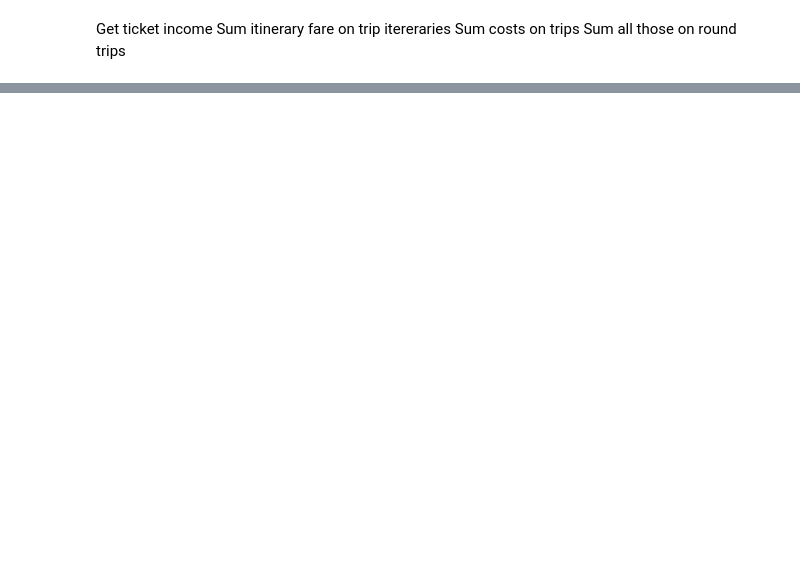
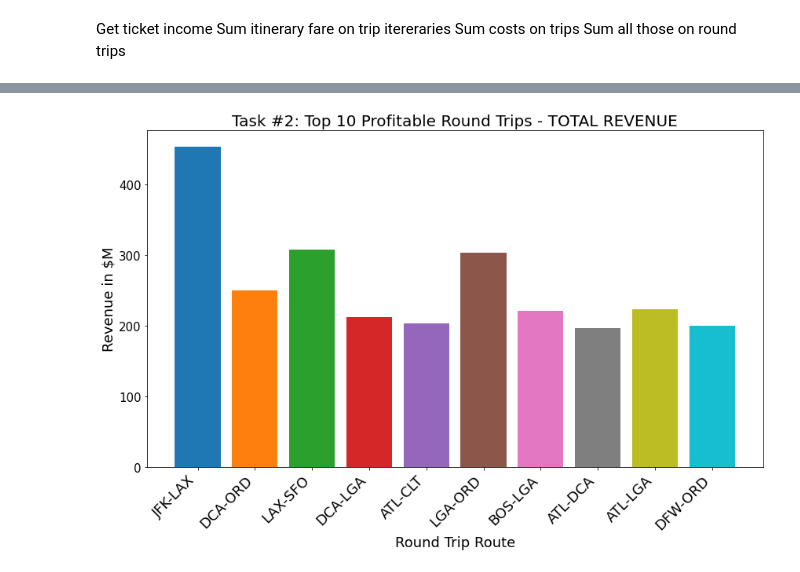
Before and after one commit to jt-hunter/Datachallenge, a Jupyter notebook: James Taylor Data Challenge.ipynb, the cells around one changed output, grey strips where cells are left out. Saved outputs shown, nothing was run; the diff lists cells and outputs as text; code cells hidden in the pictures; blank space fills up the shorter version.

```diff
--- a/James Taylor Data Challenge.ipynb
+++ b/James Taylor Data Challenge.ipynb
@@ -1186,0 +1354,9 @@ Sum all those on round trips
+# %%
+bar_chart(top_10_most_profitable['STANDARDIZED_ROUTE'],\
+          top_10_most_profitable['TOTAL_REVENUE_M'],\
+          'Task #2: Top 10 Profitable Round Trips - TOTAL REVENUE',\
+          'Round Trip Route',\
+          'Revenue in $M',\
+          'tab10')
+# %% [output]
+[figure, added]
```
Also changed, not shown: parts of 87 cells of this notebook.
